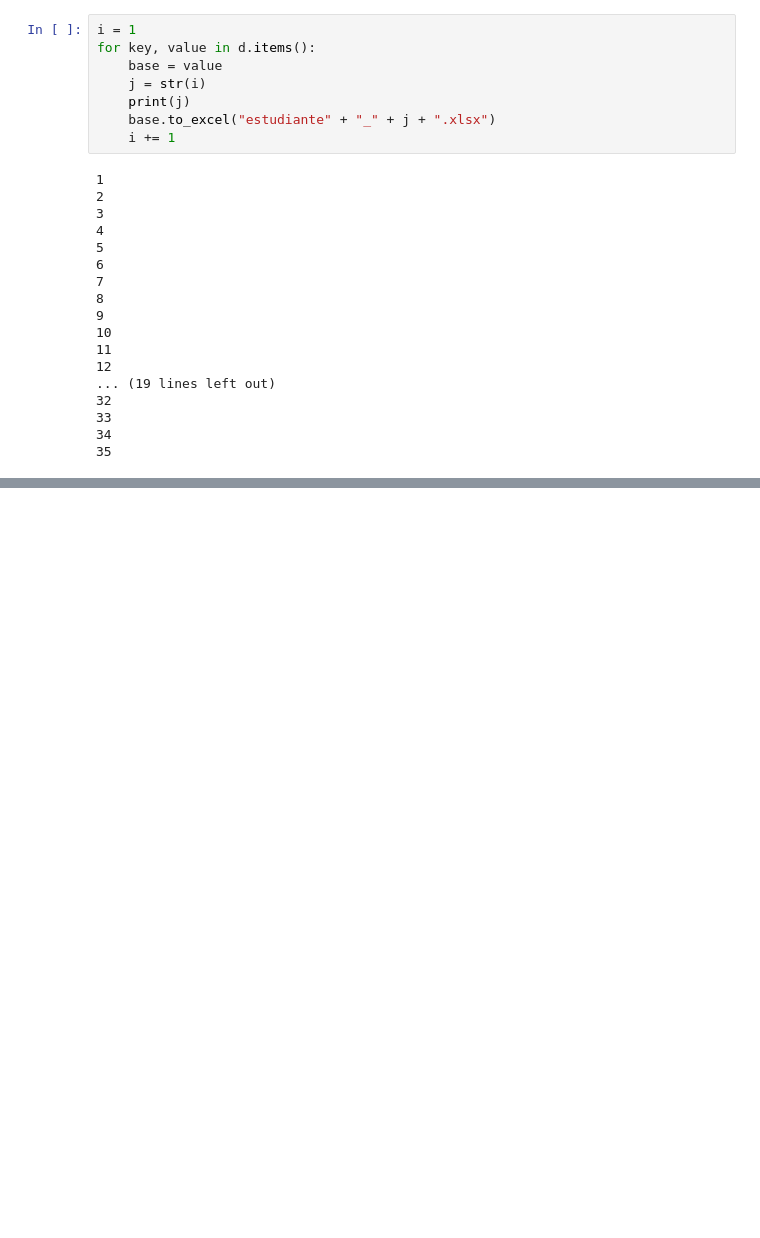
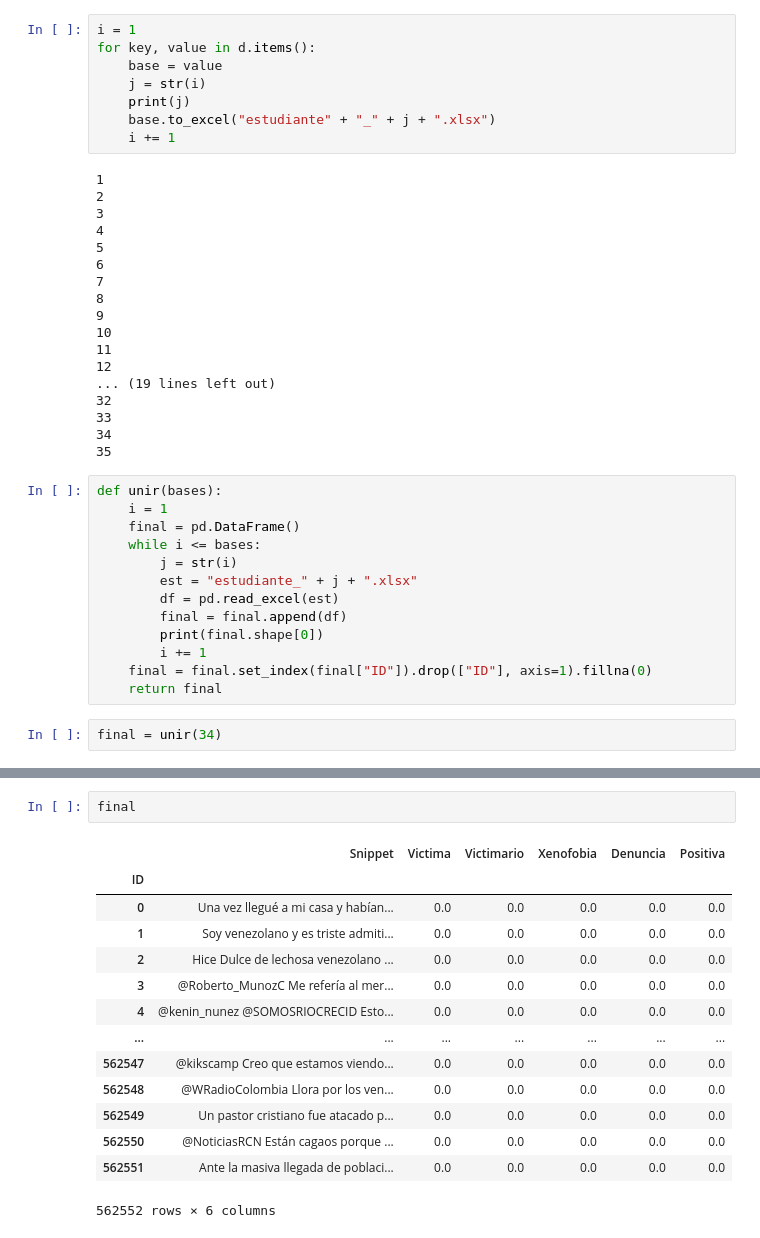
Before and after one commit to jordinola1470/BX-Codes, a Jupyter notebook: Supervisado/Separador_de_bases.ipynb, the cells around one changed output, grey strips where cells are left out. Drawn from its saved outputs; the diff is of its cells as text; blank space fills up the shorter version.

```diff
--- a/Supervisado/Separador_de_bases.ipynb
+++ b/Supervisado/Separador_de_bases.ipynb
@@ -234,3 +219,18 @@ for key, value in d.items():
 33
 34
 35
+# %%
+def unir(bases):
+    i = 1
+    final = pd.DataFrame()
+    while i <= bases:
+        j = str(i)
+        est = "estudiante_" + j + ".xlsx"
+        df = pd.read_excel(est)
+        final = final.append(df)
+        print(final.shape[0])
+        i += 1
+    final = final.set_index(final["ID"]).drop(["ID"], axis=1).fillna(0)
+    return final
+# %%
+final = unir(34)
@@ -236,0 +255,17 @@ for key, value in d.items():
+# %%
+final
+# %% [output]
+|  | Snippet | Victima | Victimario | Xenofobia | Denuncia | Positiva |
+| ID |  |  |  |  |  |  |
+| 0 | Una vez llegué a mi casa y habían... | 0.0 | 0.0 | 0.0 | 0.0 | 0.0 |
+| 1 | Soy venezolano y es triste admiti... | 0.0 | 0.0 | 0.0 | 0.0 | 0.0 |
+| 2 | Hice Dulce de lechosa venezolano ... | 0.0 | 0.0 | 0.0 | 0.0 | 0.0 |
+| 3 | @Roberto_MunozC Me refería al mer... | 0.0 | 0.0 | 0.0 | 0.0 | 0.0 |
+| 4 | @kenin_nunez @SOMOSRIOCRECID Esto... | 0.0 | 0.0 | 0.0 | 0.0 | 0.0 |
+| ... | ... | ... | ... | ... | ... | ... |
+| 562547 | @kikscamp Creo que estamos viendo... | 0.0 | 0.0 | 0.0 | 0.0 | 0.0 |
+| 562548 | @WRadioColombia Llora por los ven... | 0.0 | 0.0 | 0.0 | 0.0 | 0.0 |
+| 562549 | Un pastor cristiano fue atacado p... | 0.0 | 0.0 | 0.0 | 0.0 | 0.0 |
+| 562550 | @NoticiasRCN Están cagaos porque ... | 0.0 | 0.0 | 0.0 | 0.0 | 0.0 |
+| 562551 | Ante la masiva llegada de poblaci... | 0.0 | 0.0 | 0.0 | 0.0 | 0.0 |
+562552 rows × 6 columns
```
Also changed, not shown: parts of 2 cells of this notebook, 2 other files.
